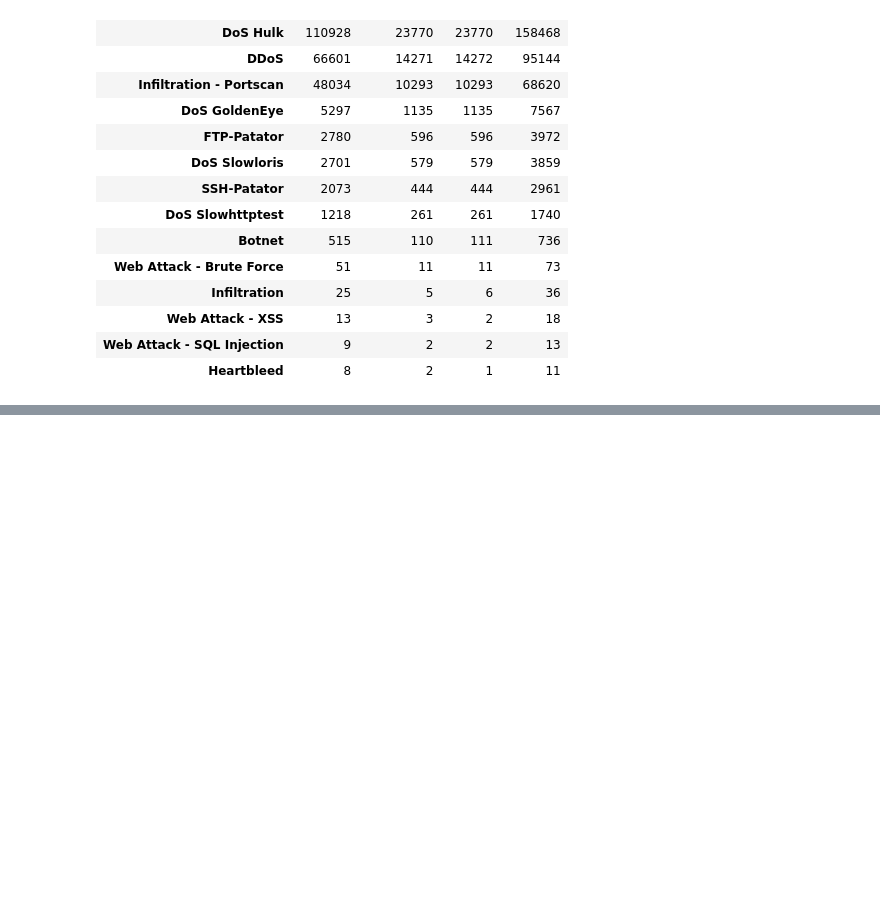
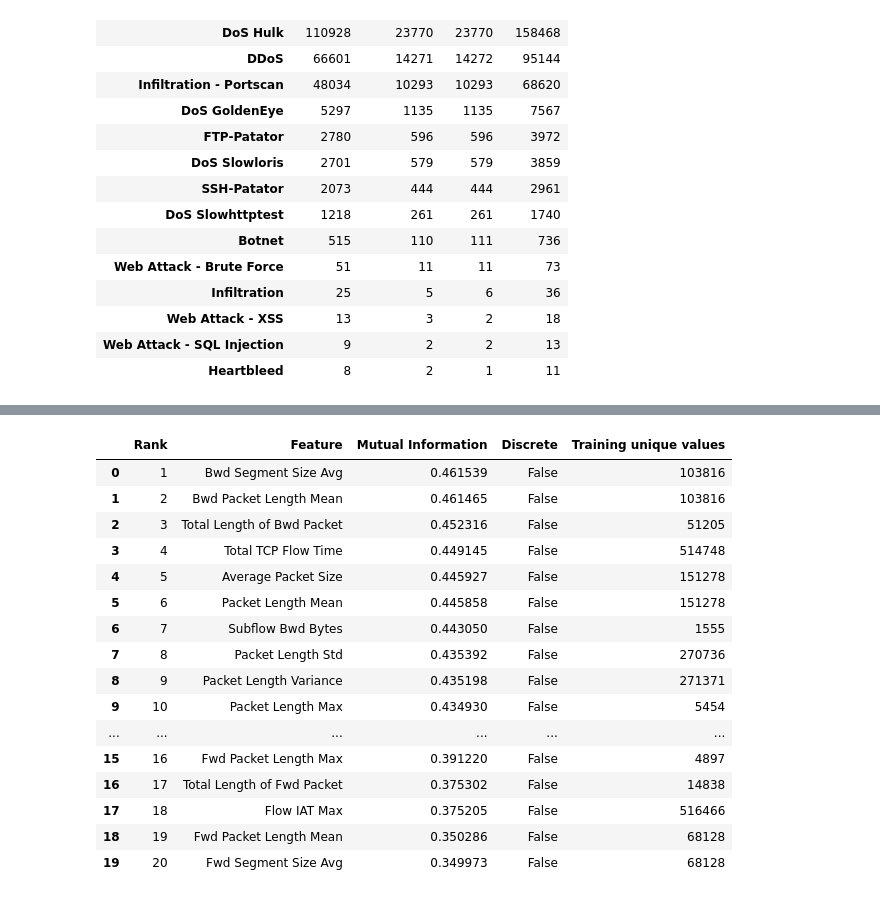
Before and after one commit to CharalampiaKal/cicids2017-progressive-feature-reduction, a Jupyter notebook: notebooks/01_data_audit_and_cleaning.ipynb, the cells around one changed output, grey strips where cells are left out. Drawn from its saved outputs; the diff is of its cells as text; code cells hidden in the pictures; blank space fills up the shorter version.

Commit message:
Add training-only imputation and Mutual Information ranking

```diff
--- a/notebooks/01_data_audit_and_cleaning.ipynb
+++ b/notebooks/01_data_audit_and_cleaning.ipynb
@@ -584,0 +703,75 @@ Attack-label support in every partition:
+# %%
+from sklearn.feature_selection import mutual_info_classif
+from time import perf_counter
+import inspect
+import sklearn
+
+# Identify low-cardinality features using training data only
+training_unique_counts = np.array([
+    np.unique(X_train[:, feature_index]).size
+    for feature_index in range(X_train.shape[1])
+])
+
+discrete_feature_mask = training_unique_counts <= 20
+
+print("Scikit-learn version:", sklearn.__version__)
+print("Features treated as discrete:",
+      int(discrete_feature_mask.sum()))
+print("Features treated as continuous:",
+      int((~discrete_feature_mask).sum()))
+
+# Use all processor cores when supported by the installed version
+mi_arguments = {
+    "X": X_train,
+    "y": y_train,
+    "discrete_features": discrete_feature_mask,
+    "n_neighbors": 3,
+    "random_state": PRIMARY_SEED
+}
+
+if "n_jobs" in inspect.signature(
+    mutual_info_classif
+).parameters:
+    mi_arguments["n_jobs"] = -1
+
+start_time = perf_counter()
+
+mutual_information_scores = mutual_info_classif(
+    **mi_arguments
+)
+
+mi_runtime_seconds = perf_counter() - start_time
+
+mutual_information_df = pd.DataFrame({
+    "Feature": feature_names,
+    "Mutual Information": mutual_information_scores,
+    "Discrete": discrete_feature_mask,
+    "Training unique values": training_unique_counts
+})
+
+mutual_information_df = (
+    mutual_information_df
+    .sort_values(
+        ["Mutual Information", "Feature"],
+        ascending=[False, True],
+        kind="mergesort"
+    )
+    .reset_index(drop=True)
+)
+
+mutual_information_df.insert(
+    0,
+    "Rank",
+    np.arange(1, len(mutual_information_df) + 1)
+)
+
+ranked_feature_names = mutual_information_df[
+    "Feature"
+].to_numpy()
+
+print(f"\nMutual Information runtime: "
+      f"{mi_runtime_seconds / 60:.2f} minutes")
+
+print("\nTop 20 ranked features:")
+display(mutual_information_df.head(20))
+# %% [output]
@@ -584,0 +785,17 @@ Attack-label support in every partition:
+|  | Rank | Feature | Mutual Information | Discrete | Training unique values |
+| 0 | 1 | Bwd Segment Size Avg | 0.461539 | False | 103816 |
+| 1 | 2 | Bwd Packet Length Mean | 0.461465 | False | 103816 |
+| 2 | 3 | Total Length of Bwd Packet | 0.452316 | False | 51205 |
+| 3 | 4 | Total TCP Flow Time | 0.449145 | False | 514748 |
+| 4 | 5 | Average Packet Size | 0.445927 | False | 151278 |
+| 5 | 6 | Packet Length Mean | 0.445858 | False | 151278 |
+| 6 | 7 | Subflow Bwd Bytes | 0.443050 | False | 1555 |
+| 7 | 8 | Packet Length Std | 0.435392 | False | 270736 |
+| 8 | 9 | Packet Length Variance | 0.435198 | False | 271371 |
+| 9 | 10 | Packet Length Max | 0.434930 | False | 5454 |
+| ... | ... | ... | ... | ... | ... |
+| 15 | 16 | Fwd Packet Length Max | 0.391220 | False | 4897 |
+| 16 | 17 | Total Length of Fwd Packet | 0.375302 | False | 14838 |
+| 17 | 18 | Flow IAT Max | 0.375205 | False | 516466 |
+| 18 | 19 | Fwd Packet Length Mean | 0.350286 | False | 68128 |
+| 19 | 20 | Fwd Segment Size Avg | 0.349973 | False | 68128 |
```
Also changed, not shown: parts of 8 cells of this notebook.
